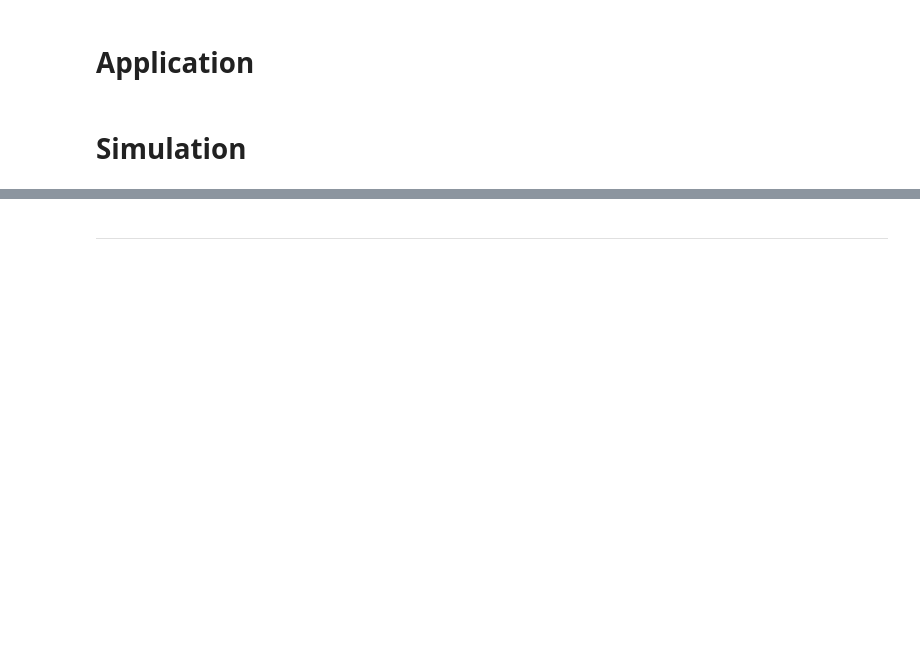
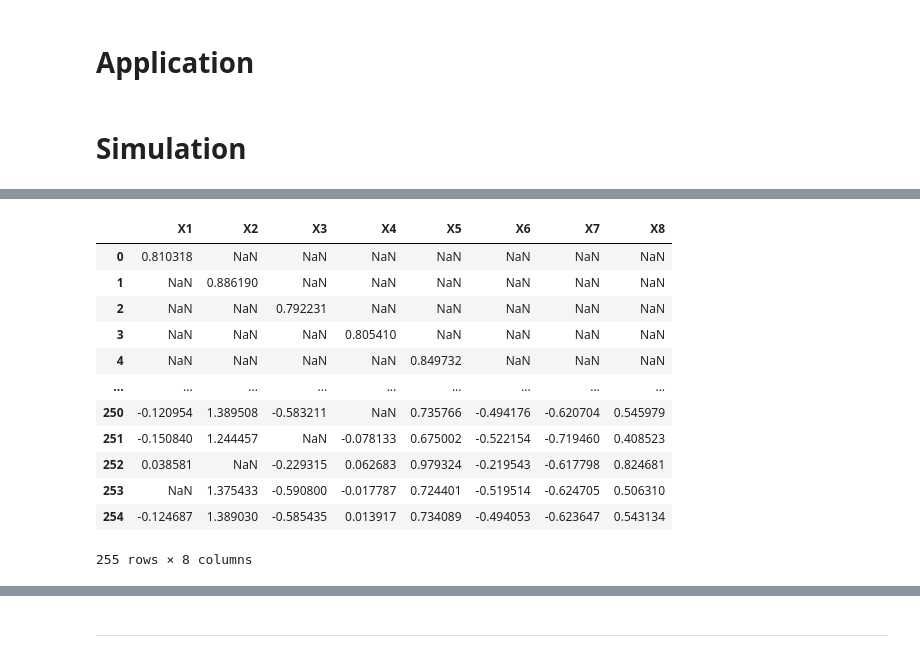
Before and after one commit to lehmasve/BSSF, a Jupyter notebook: Code/main_script.ipynb, the cells around one changed output, grey strips where cells are left out. Cells and saved outputs as stored; diff of their text form; code cells hidden in the pictures; blank space fills up the shorter version.

```diff
--- a/Code/main_script.ipynb
+++ b/Code/main_script.ipynb
@@ -152,8 +182,10 @@ def random_select(arr, n_max, random_state):
 def ssf(y_train, X_train, X_pred, feature, mlags):
 
     # Subset Feature Space (incl. constant)
-    X_train_subset = X_train.iloc[:, list(range(0, mlags+1)) + list(feature)]
-    X_pred_subset  = X_pred.iloc[:, list(range(0, mlags+1)) + list(feature)]
+    X_train_subset = X_train[:, list(range(0, mlags+1)) + list(feature)]
+    X_pred_subset  = X_pred[:, list(range(0, mlags+1)) + list(feature)]
+    #X_train_subset = X_train.iloc[:, list(range(0, mlags+1)) + list(feature)]
+    #X_pred_subset  = X_pred.iloc[:, list(range(0, mlags+1)) + list(feature)]
 
     # Fit Model
     model = sm.OLS(y_train, X_train_subset)
@@ -162,7 +194,7 @@ def ssf(y_train, X_train, X_pred, feature, mlags):
     # Predict
     pred = regr.predict(X_pred_subset)
 
-    return(pred.iloc[0], regr.params[1:])
+    return(pred[0], regr.params[1:])
 # %% [markdown]
 # Compressed Regressions
 # %%
@@ -225,7 +261,7 @@ def ar_mod(y_train, lags):
     pred = model.forecast(steps=1)
 
     # Return Prediction
-    return pred
+    return pred[0]
 # %% [markdown]
 # Best Selection of Forecasts
 # %%
@@ -239,7 +275,7 @@ def bssf(Y_train, X_train, X_pred, alpha, n_sub, n_times):
     # Generate Q-Matrix
     ivec      =  np.mat(np.ones(X_train.shape[1])).transpose()
     aux_mat   =  np.array(Y_train.transpose() @ X_train + alpha * n_sub)
-    diag_mat  =  np.diag(aux_mat[0])
+    diag_mat  =  np.diag(aux_mat) # np.diag(aux_mat[0])
     Q         =  - 2 * diag_mat + X_train.transpose() @ X_train + alpha * ivec @ ivec.transpose()
 
     # Initialize BQM
@@ -267,17 +303,19 @@ def bssf(Y_train, X_train, X_pred, alpha, n_sub, n_times):
     #                                initial_states = sampleset.lowest())
 
     # Get Solution
-    solution   =  list(sampleset.first[0].values())
+    #solution   =  list(sampleset.first[0].values())
+    solution    =  np.array(list(sampleset.first[0].values()))
 
     # Test
-    if sum(solution) != n_sub:
+    if np.sum(solution) != n_sub:
         print("Error: Number of selected features does not match!")
 
     # Prediction
-    pred       = solution @ X_pred
+    #pred       = solution @ X_pred
+    pred       = solution @ X_pred.transpose()
 
     # Return
-    return(pred, solution)
+    return(pred[0], solution)
 # %% [markdown]
 # Application
 # %%
@@ -589,14 +627,14 @@ plt.show()
 # %%
 ###### MC-Parameter ######
 # Number of MC-Runs
-n_mc  =  2
+n_mc  =  3
 
 # Set Parameter
 n_obs       =  100
 n_preds     =  8
 init        =  50
 mlags       =  0
-corr_range  =  [0.5, 0.95]
+corr_range  =  [0, 0.5, 0.95]
 b_range     =  np.array([[1.0, 1.0, 1.0, 1.0, 0.0, 0.0, 0.0, 0.0], [1.0, 1.0, 1.0, 1.0, 1.0, 1.0, 1.0, 1.0]])
 
 ###### Parameter Subset Forecasts ######
@@ -657,8 +695,8 @@ for r in tqdm(range(n_mc)):
             y, X, pred_names = sim(n_obs, n_preds, b, p, r)
 
             ### Benchmark: PHM ###
-            benchmark[i]    = y.iloc[:-1].mean().iloc[0]
-            se_benchmark[i] = (y.iloc[-1,0] - benchmark[i]) ** 2
+            benchmark[i]    = y[:-1].mean()
+            se_benchmark[i] = (y[-1] - benchmark[i]) ** 2
 
             # Loop over t / Create Candidate Models
             for t in range(init, n_obs):
@@ -668,7 +706,7 @@ for r in tqdm(range(n_mc)):
 
                 ### Subset Forecasts ###
                 feature_set  =  list(chain(*list(map(lambda k: complete_sub(list(range(1, X_train.shape[1])), k), k_range))))
-                preds_ssf    =  np.array(list(map(lambda feature: ssf(y_train, X_train, X_pred, feature, 0), feature_set)))
+                preds_ssf, coeffs  =  zip(*list(map(lambda feature: ssf(y_train, X_train, X_pred, feature, 0), feature_set)))
 
                 ### Compressed Regressions ###
                 preds_cr = np.array(list(chain(*[list(map(lambda rep: cr_reg(y_train, X_train, X_pred, n_comp, 0, rep), rep_range)) for n_comp in cr_range])))
@@ -684,11 +722,11 @@ for r in tqdm(range(n_mc)):
             ### Benchmark: Complete Subset Regression ###
             tmp_ = np.cumsum([0] + [len(list(combinations(range(n_preds), k))) for k in k_range])
             csr_forecast[i]     =  [np.mean(preds_ssf[tmp_[i]:tmp_[i+1]]) for i in range(len(tmp_)-1)]
-            se_csr_forecast[i]  =  (y_pred.iloc[0,0] - csr_forecast[i]) ** 2
+            se_csr_forecast[i]  =  (y_pred - csr_forecast[i]) ** 2
 
             ### Best Selection of Forecast ###
-            bssf_forecast[i], cf_weights[i] = zip(*list(map(lambda s: bssf(y_train[init:], cand_forecasts[:-1], cand_forecasts[-1], alpha, s, n_times), bssf_range)))
-            se_bssf_forecast[i] = (y_pred.values[0] - bssf_forecast[i]) ** 2
+            bssf_forecast[i], cf_weights[i] = zip(*list(map(lambda s: bssf(y_train[init:], cand_forecasts[:-1], cand_forecasts[[-1]], alpha, s, n_times), bssf_range)))
+            se_bssf_forecast[i] = (y_pred - bssf_forecast[i]) ** 2
 
             # Update index
             i += 1
@@ -724,0 +763,16 @@ cf_weights[np.arange(b, n_mc * len(corr_range) * len(b_range), len(b_range))][np
+# %%
+pd.DataFrame(coeffs, columns = pred_names)
+# %% [output]
+|  | X1 | X2 | X3 | X4 | X5 | X6 | X7 | X8 |
+| 0 | 0.810318 | NaN | NaN | NaN | NaN | NaN | NaN | NaN |
+| 1 | NaN | 0.886190 | NaN | NaN | NaN | NaN | NaN | NaN |
+| 2 | NaN | NaN | 0.792231 | NaN | NaN | NaN | NaN | NaN |
+| 3 | NaN | NaN | NaN | 0.805410 | NaN | NaN | NaN | NaN |
+| 4 | NaN | NaN | NaN | NaN | 0.849732 | NaN | NaN | NaN |
+| ... | ... | ... | ... | ... | ... | ... | ... | ... |
+| 250 | -0.120954 | 1.389508 | -0.583211 | NaN | 0.735766 | -0.494176 | -0.620704 | 0.545979 |
+| 251 | -0.150840 | 1.244457 | NaN | -0.078133 | 0.675002 | -0.522154 | -0.719460 | 0.408523 |
+| 252 | 0.038581 | NaN | -0.229315 | 0.062683 | 0.979324 | -0.219543 | -0.617798 | 0.824681 |
+| 253 | NaN | 1.375433 | -0.590800 | -0.017787 | 0.724401 | -0.519514 | -0.624705 | 0.506310 |
+| 254 | -0.124687 | 1.389030 | -0.585435 | 0.013917 | 0.734089 | -0.494053 | -0.623647 | 0.543134 |
+255 rows × 8 columns
```
Also changed, not shown: parts of 23 cells of this notebook.
